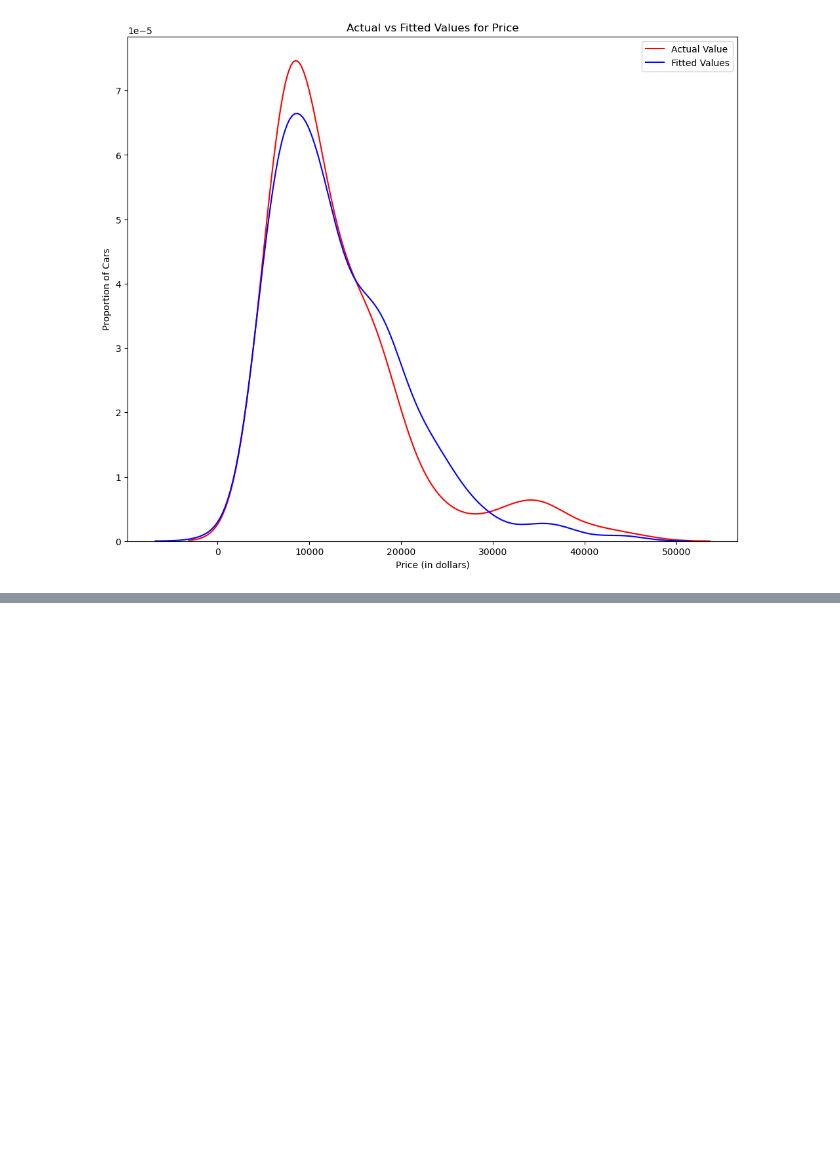
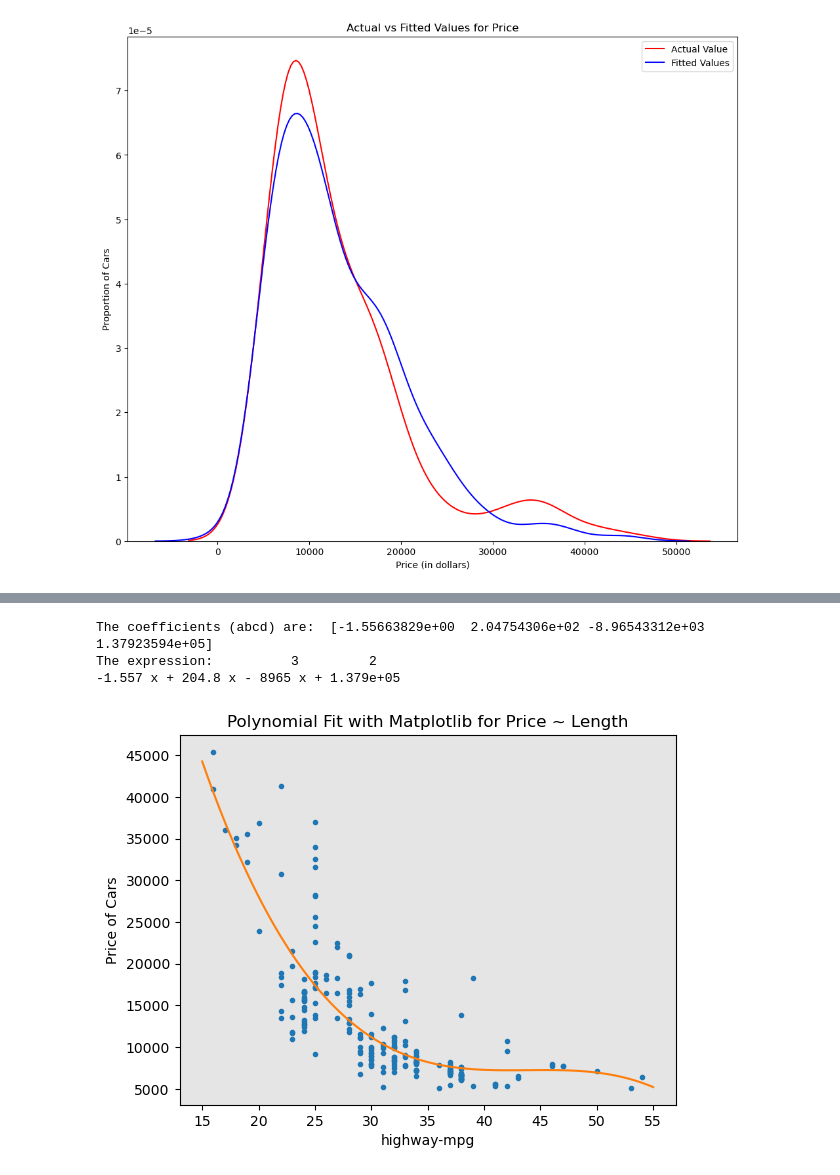
Before and after one commit to DUY2602/IBM-Data-Science, a Jupyter notebook: 7. Data Analysis with Python/Model Development/cars_model.ipynb, the cells around one changed output, grey strips where cells are left out. Drawn from its saved outputs; the diff is of its cells as text; code cells hidden in the pictures; blank space fills up the shorter version.

Commit message:
Complete evaluating model with cars data

```diff
--- a/7. Data Analysis with Python/Model Development/cars_model.ipynb
+++ b/7. Data Analysis with Python/Model Development/cars_model.ipynb
@@ -259,0 +283,33 @@ plt.show()
+# %%
+def PlotPolly(model, independent_variable, dependent_variable, name):
+    x_new = np.linspace(15, 55, 100)
+    y_new = model(x_new)
+
+    plt.plot(independent_variable, dependent_variable, '.', x_new, y_new, '-')
+    plt.title('Polynomial Fit with Matplotlib for Price ~ Length')
+    ax = plt.gca()
+    ax.set_facecolor((0.898, 0.898, 0.898))
+    fig = plt.gcf()
+    plt.xlabel(name)
+    plt.ylabel('Price of Cars')
+
+    plt.show()
+    plt.close()
+# %%
+x = df['highway-mpg']
+y = df['price']
+
+# Create 3 order polynomial model with the variables x and y from above.
+f = np.polyfit(x, y, 3)
+p = np.poly1d(f)
+
+print('The coefficients (abcd) are: ', np.polyfit(x, y, 3))
+print('The expression: ', p)
+# %% [output]
+The coefficients (abcd) are:  [-1.55663829e+00  2.04754306e+02 -8.96543312e+03  1.37923594e+05]
+The expression:          3         2
+-1.557 x + 204.8 x - 8965 x + 1.379e+05
+# %%
+PlotPolly(p, x, y, 'highway-mpg')
+# %% [output]
+[figure, added]
```
Also changed, not shown: parts of 42 cells of this notebook.
